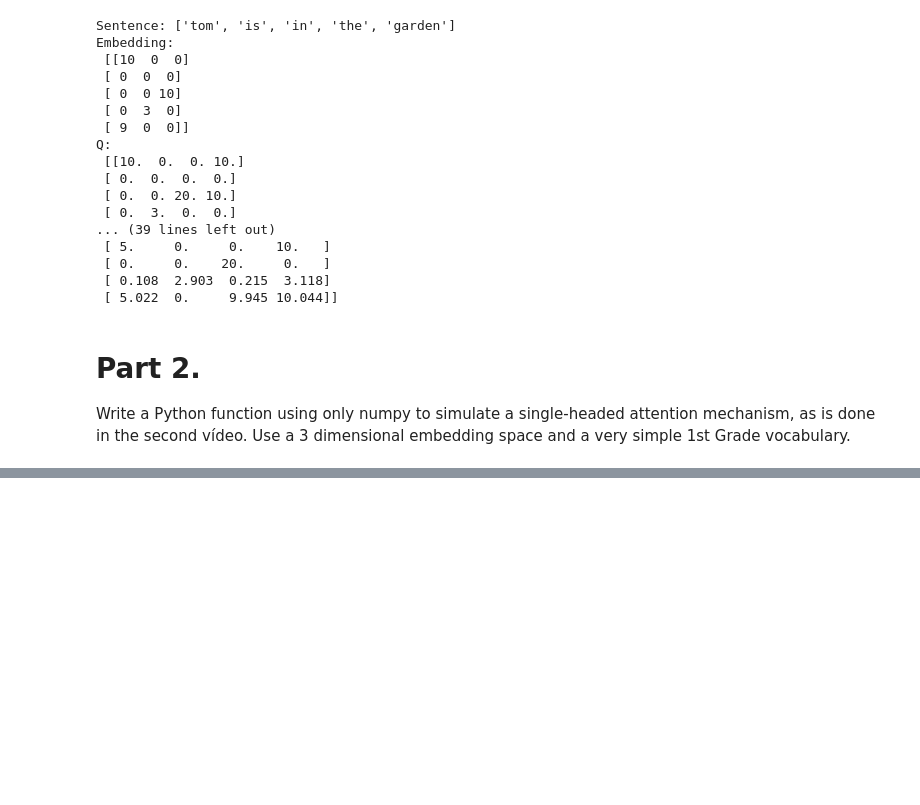
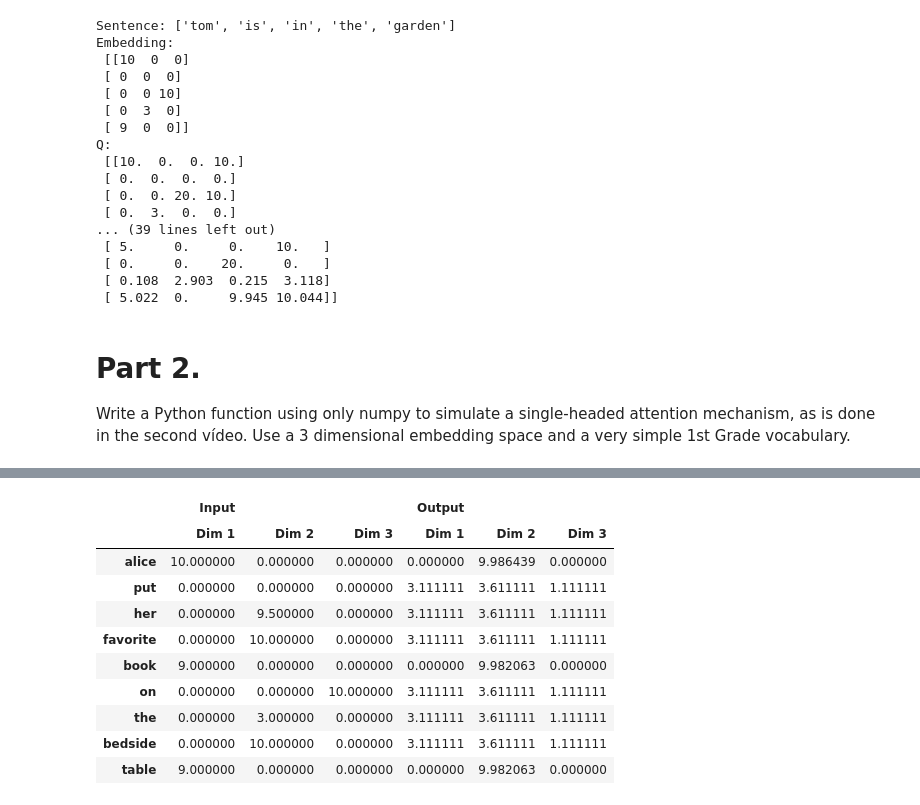
Before and after one commit to polakm27/2026-m4ml-2, a Jupyter notebook: ntb.py.ipynb, the cells around one changed output, grey strips where cells are left out. Cells and saved outputs as stored; diff of their text form; code cells hidden in the pictures; blank space fills up the shorter version.

```diff
--- a/ntb.py.ipynb
+++ b/ntb.py.ipynb
@@ -233,0 +326,42 @@ display(
+# %%
+sentence = s1
+
+embedding = np.array([vocab[word] for word in sentence])
+W_Q, W_K, W_V, bias_strength = get_W(head_name='description')
+
+Q = embedding @ W_Q
+K = embedding @ W_K
+V = embedding @ W_V
+
+_, _, out_embeddings = get_attention(
+    Q, K, V,
+    mask=mask,
+    bias_strength=bias_strength if distance_bias else 0.0)
+
+import pandas as pd
+import numpy as np
+
+df = pd.DataFrame(
+    np.hstack([embedding, out_embeddings]),
+    index=sentence,
+    columns=pd.MultiIndex.from_product(
+        [
+            ["Input", "Output"],
+            ["Dim 1", "Dim 2", "Dim 3"]
+        ]
+    )
+)
+
+display(df)
+# %% [output]
+|  | Input |  |  | Output |  |  |
+|  | Dim 1 | Dim 2 | Dim 3 | Dim 1 | Dim 2 | Dim 3 |
+| alice | 10.000000 | 0.000000 | 0.000000 | 0.000000 | 9.986439 | 0.000000 |
+| put | 0.000000 | 0.000000 | 0.000000 | 3.111111 | 3.611111 | 1.111111 |
+| her | 0.000000 | 9.500000 | 0.000000 | 3.111111 | 3.611111 | 1.111111 |
+| favorite | 0.000000 | 10.000000 | 0.000000 | 3.111111 | 3.611111 | 1.111111 |
+| book | 9.000000 | 0.000000 | 0.000000 | 0.000000 | 9.982063 | 0.000000 |
+| on | 0.000000 | 0.000000 | 10.000000 | 3.111111 | 3.611111 | 1.111111 |
+| the | 0.000000 | 3.000000 | 0.000000 | 3.111111 | 3.611111 | 1.111111 |
+| bedside | 0.000000 | 10.000000 | 0.000000 | 3.111111 | 3.611111 | 1.111111 |
+| table | 9.000000 | 0.000000 | 0.000000 | 0.000000 | 9.982063 | 0.000000 |
```
Also changed, not shown: parts of 5 cells of this notebook, 1 other file.
